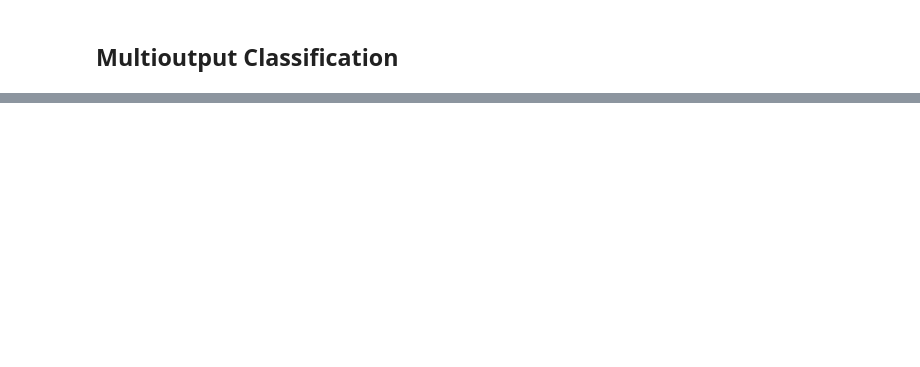
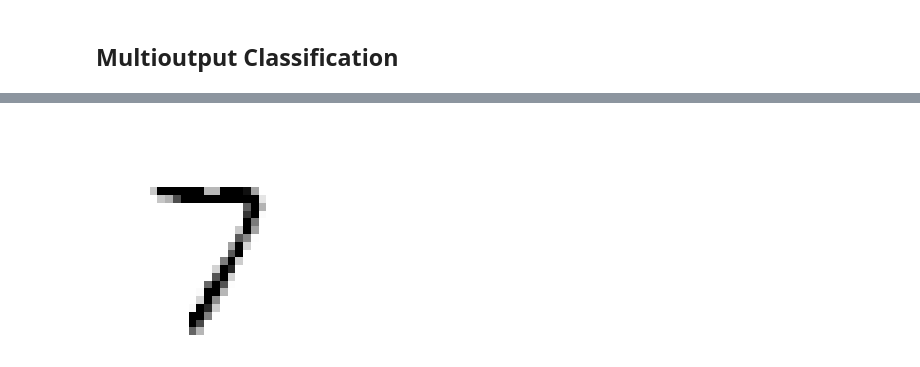
Before and after one commit to JoeOlafs/HandsOnML, a Jupyter notebook: Chapter 3/Chapter 3 - Classification.ipynb, the cells around one changed output, grey strips where cells are left out. Saved outputs shown, nothing was run; the diff lists cells and outputs as text; code cells hidden in the pictures; blank space fills up the shorter version.

```diff
--- a/Chapter 3/Chapter 3 - Classification.ipynb
+++ b/Chapter 3/Chapter 3 - Classification.ipynb
@@ -438,4 +472,6 @@ y_test_mod = X_Test
 # %%
 knn_clf.fit(X_train_mod, y_train_mod)
-clean_digit = knn_clf.predict([x_test_mod[some_index]])
+clean_digit = knn_clf.predict([X_test_mod[some_index]])
 plot_digit(clean_digit)
+# %% [output]
+[figure, added]
```
Also changed, not shown: parts of 13 cells of this notebook.
